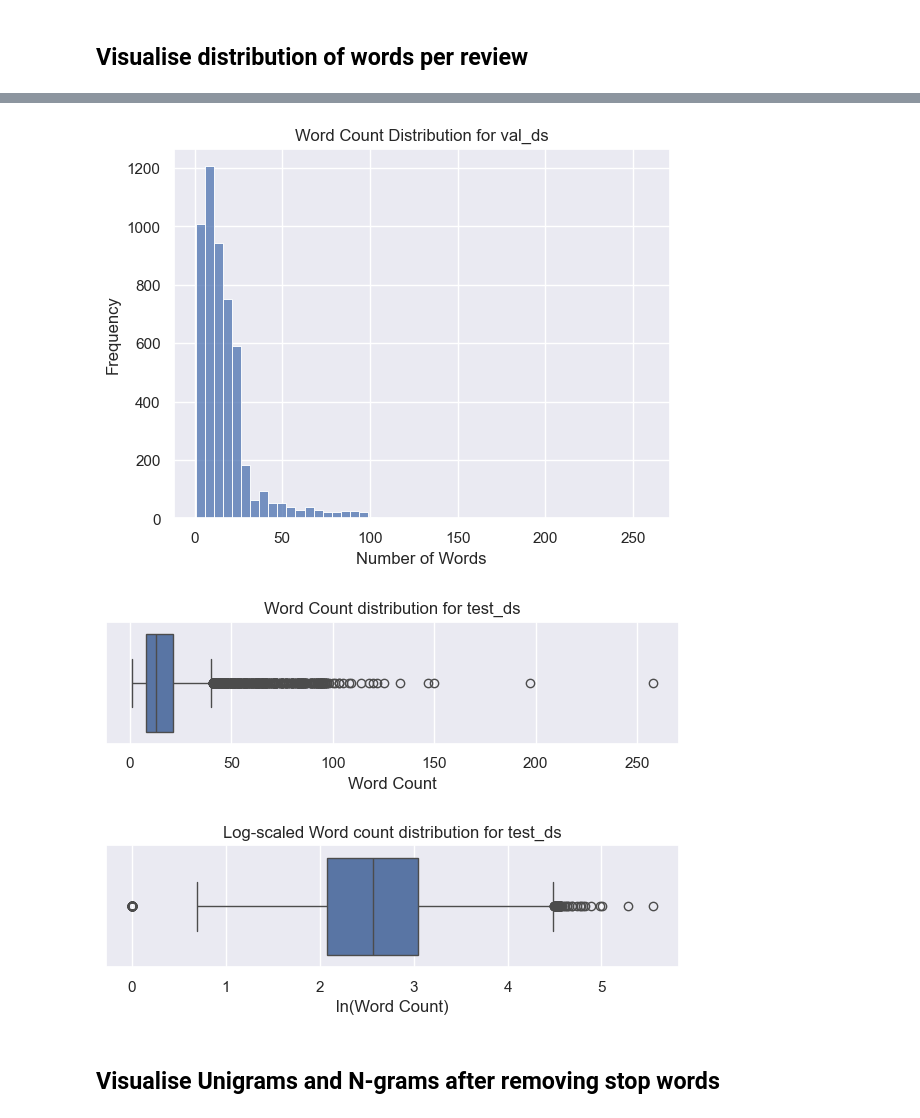
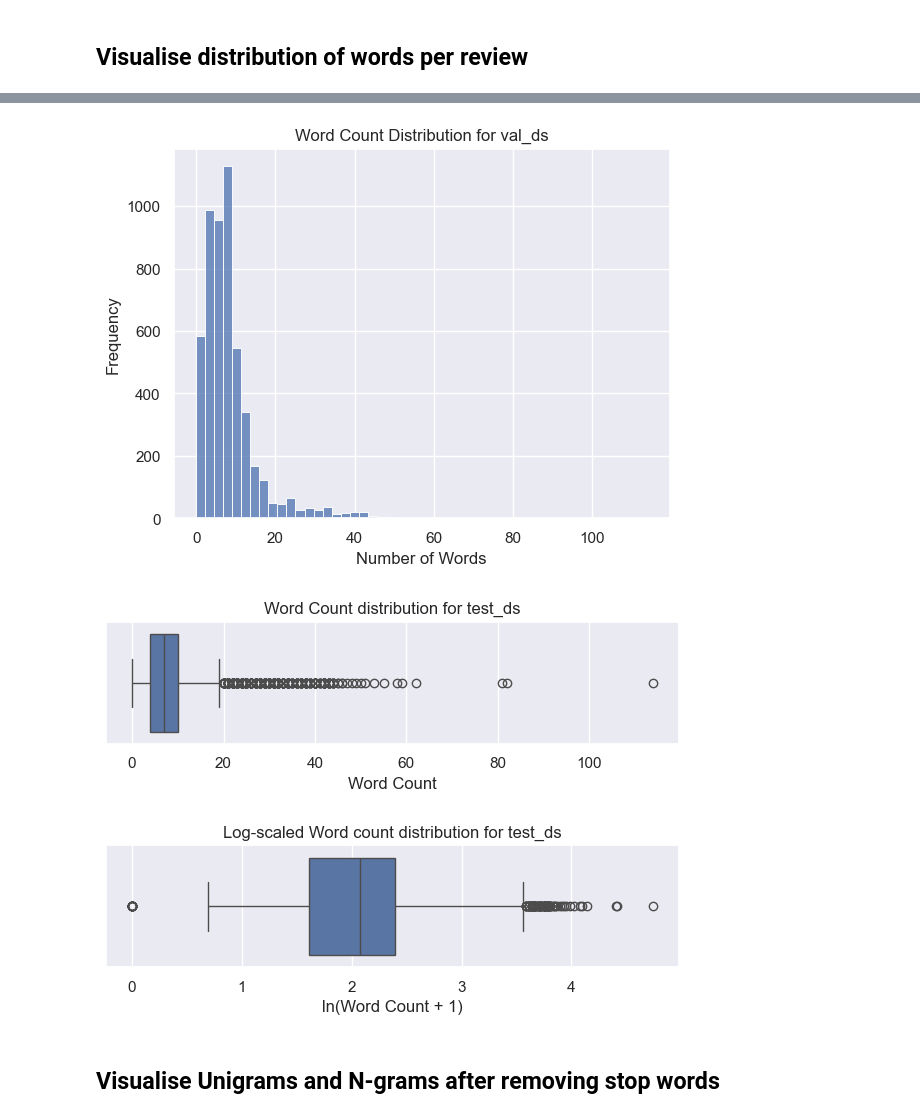
Before and after one commit to yuhuicaoo/Sentiment-Analysis-Project, a Jupyter notebook: data_visualisation.ipynb, the cells around one changed output, grey strips where cells are left out. Cells and saved outputs as stored; diff of their text form; code cells hidden in the pictures.

Commit message:
Update data_visualisation.ipynb
created data preprocessing function and data loader

```diff
--- a/data_visualisation.ipynb
+++ b/data_visualisation.ipynb
@@ -142,2 +146,17 @@ train_ds.head()
+# %%
+nlp = spacy.load('en_core_web_sm')
+spacy_stopwords = nlp.Defaults.stop_words
+# %%
+def preprocess_text_data(text, stop_words):
+    url_pattern = re.compile(r'https?://\S+')
+    # Remove punctuation
+    text = re.sub(r'[^\w\s]', '', text)
+    # Remove digits / numbers
+    text = re.sub(r'\d+', '', text)
+    # Remove urls
+    text = re.sub(url_pattern, '', text)
+    text = str(text).lower()
+    text = [word for word in text.split() if word not in stop_words]
+    return ' '.join(text)
 # %% [markdown]
 ## Visualise distribution of words per review
@@ -143,0 +177,4 @@ train_ds.head()
+# %%
+train_ds['text'] = train_ds['text'].apply(lambda text: preprocess_text_data(text, spacy_stopwords))
+val_ds['text'] = val_ds['text'].apply(lambda text: preprocess_text_data(text, spacy_stopwords))
+test_ds['text'] = test_ds['text'].apply(lambda text: preprocess_text_data(text, spacy_stopwords))
@@ -196,21 +256,21 @@ plt.xlabel('Number of Words')
 plt.ylabel('Frequency')
 plt.show()
 # %% [output]
-[figure, old version]
+[figure, new version]
 # %%
 fig, ax = plt.subplots(2,1)
 
 sns.boxplot(x=test_ds['word_count'], ax=ax[0])
 ax[0].set_title('Word Count distribution for test_ds')
 ax[0].set_xlabel('Word Count')
 
-sns.boxplot(x=np.log(test_ds['word_count']), ax=ax[1])
-ax[1].set_xlabel('ln(Word Count)')
+sns.boxplot(x=np.log1p(test_ds['word_count']), ax=ax[1])
+ax[1].set_xlabel('ln(Word Count + 1)')
 ax[1].set_title('Log-scaled Word count distribution for test_ds')
 plt.tight_layout(pad=2.0)
 plt.show()
 # %% [output]
-[figure, old version]
+[figure, new version]
 # %% [markdown]
 ## Visualise Unigrams and N-grams after removing stop words
 # %%
```
Also changed, not shown: parts of 19 cells of this notebook.
